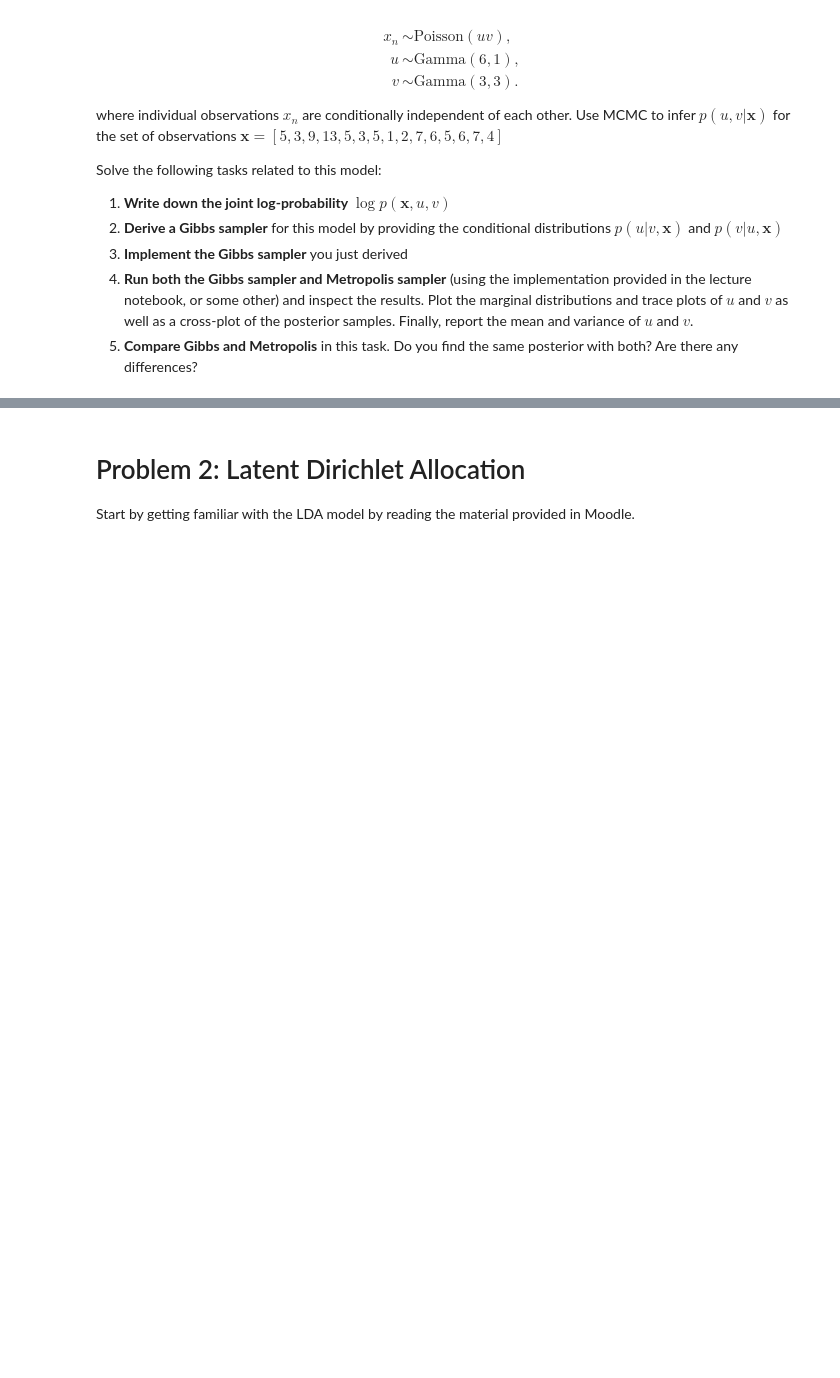
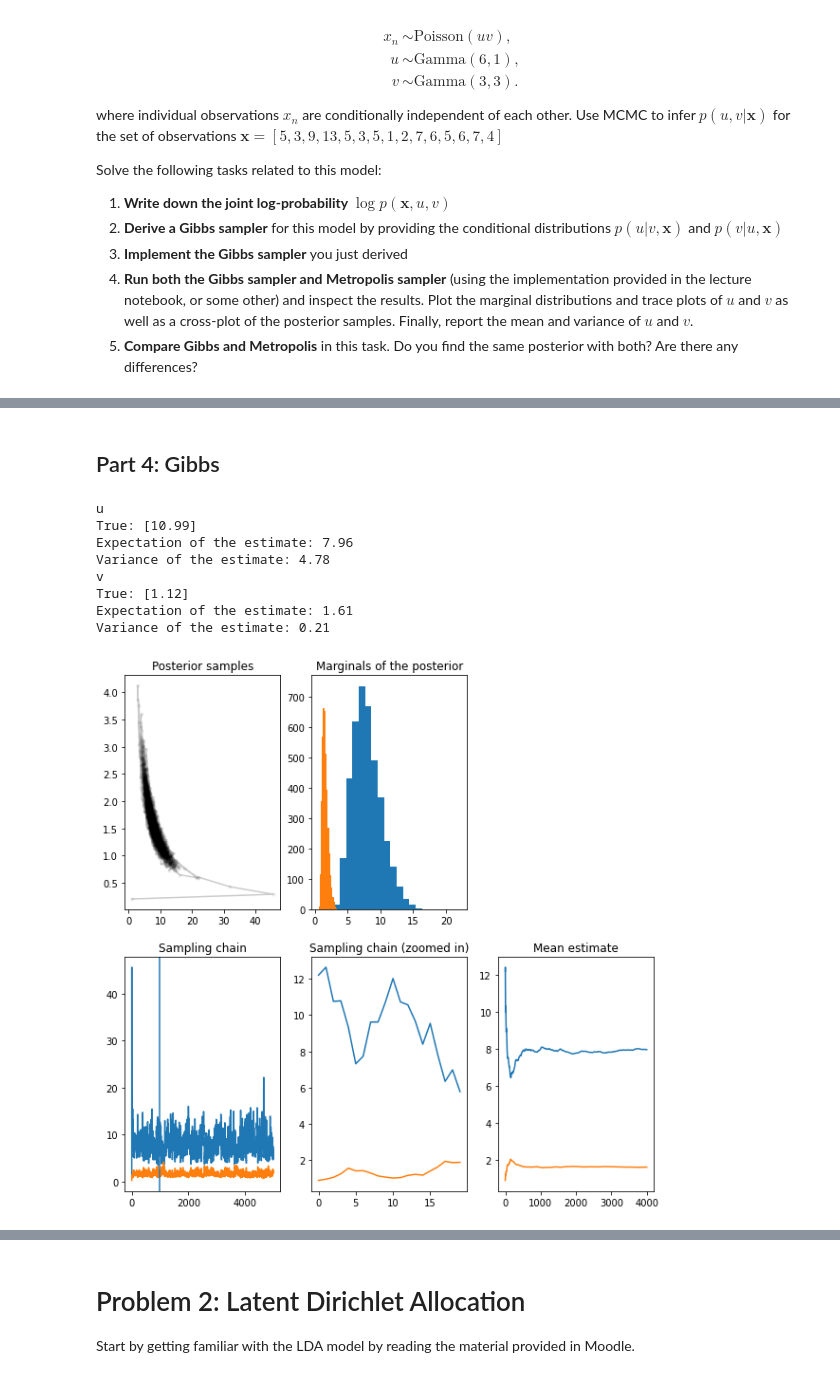
Before and after one commit to vyeoms/assignments, a Jupyter notebook: bml/set2/set2.ipynb, the cells around one changed output, grey strips where cells are left out. Cells and saved outputs as stored; diff of their text form; code cells hidden in the pictures; blank space fills up the shorter version.

```diff
--- a/bml/set2/set2.ipynb
+++ b/bml/set2/set2.ipynb
@@ -93,0 +226,46 @@ SyntaxError: invalid syntax (<ipython-input-7-c3ab3943ca0b>, line 3)
+# %% [markdown]
+## Part 4: Gibbs
+# %%
+# # Before writing the Gibbs sampler you need pen-and-paper derivation of the conditionals
+
+def Gibbs(log_density, x, param, T):
+    # Storage for samples
+    N = len(x)
+    samples = param.copy()
+    for t in range(T):
+        # Sample u conditional on v
+        param[0] = np.random.gamma(6 + np.sum(x), 1./(1+N*param[1]))
+
+        # Storing the sample already after updating the mean allows better visualization of
+        # what is going on, but is not useful in real use
+        #samples = np.vstack([samples, param])
+
+        # Sample v conditional on u
+        param[1] = np.random.gamma(3 + np.sum(x), 1./(3 + N*param[0]))
+
+        samples = np.vstack([samples, param])
+    return samples
+
+gibbs_samples = Gibbs(log_density, x, np.array([1.0, 0.2]), n_samples)
+
+print("u")
+print("True:", np.round(u,2))
+print("Expectation of the estimate:", np.round(np.mean(gibbs_samples[n_samples//5:,0]),2))
+print("Variance of the estimate:", np.round(np.var(gibbs_samples[n_samples//5:,0]), 2))
+
+print("v")
+print("True:", np.round(v,2))
+print("Expectation of the estimate:", np.round(np.mean(gibbs_samples[n_samples//5:,1]),2))
+print("Variance of the estimate:", np.round(np.var(gibbs_samples[n_samples//5:,1]), 2))
+
+plotSamples(gibbs_samples, n_samples//5)
+# %% [output]
+u
+True: [10.99]
+Expectation of the estimate: 7.96
+Variance of the estimate: 4.78
+v
+True: [1.12]
+Expectation of the estimate: 1.61
+Variance of the estimate: 0.21
+[figure, added]
```
Also changed, not shown: parts of 11 cells of this notebook, 1 other file.
